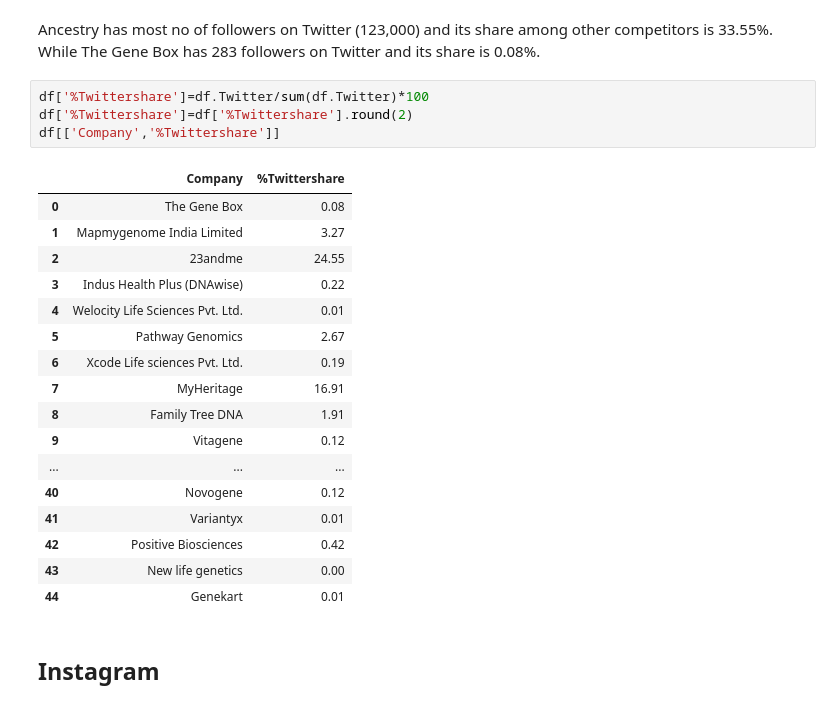
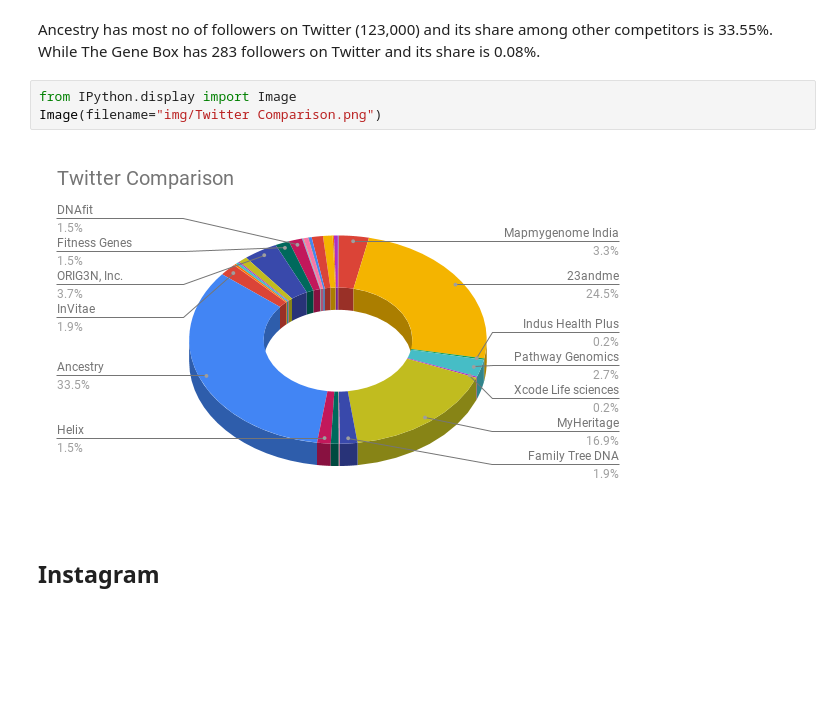
Before and after one commit to bhaveshpancholi/Competitor-Anlysis, a Jupyter notebook: Competitor Analysis.ipynb, the cells around one changed output. Drawn from its saved outputs; the diff is of its cells as text; blank space fills up the shorter version.

```diff
--- a/Competitor Analysis.ipynb
+++ b/Competitor Analysis.ipynb
@@ -225,28 +208,11 @@ plt.show()
 # %% [markdown]
 Ancestry has most no of followers on Twitter (123,000) and its share among other competitors is 33.55%.
 While The Gene Box has 283 followers on Twitter and its share is 0.08%.
-# %%
-df['%Twittershare']=df.Twitter/sum(df.Twitter)*100
-df['%Twittershare']=df['%Twittershare'].round(2)
-df[['Company','%Twittershare']]
-# %% [output]
-|  | Company | %Twittershare |
-| 0 | The Gene Box | 0.08 |
-| 1 | Mapmygenome India Limited | 3.27 |
-| 2 | 23andme | 24.55 |
-| 3 | Indus Health Plus (DNAwise) | 0.22 |
-| 4 | Welocity Life Sciences Pvt. Ltd. | 0.01 |
-| 5 | Pathway Genomics | 2.67 |
-| 6 | Xcode Life sciences Pvt. Ltd. | 0.19 |
-| 7 | MyHeritage | 16.91 |
-| 8 | Family Tree DNA | 1.91 |
-| 9 | Vitagene | 0.12 |
-| ... | ... | ... |
-| 40 | Novogene | 0.12 |
-| 41 | Variantyx | 0.01 |
-| 42 | Positive Biosciences | 0.42 |
-| 43 | New life genetics | 0.00 |
-| 44 | Genekart | 0.01 |
+# %%
+from IPython.display import Image
+Image(filename="img/Twitter Comparison.png")
+# %% [output]
+[figure, added]
 # %% [markdown]
 ## Instagram
 # %%
```
Also changed, not shown: parts of 147 cells of this notebook, 8 other files.
